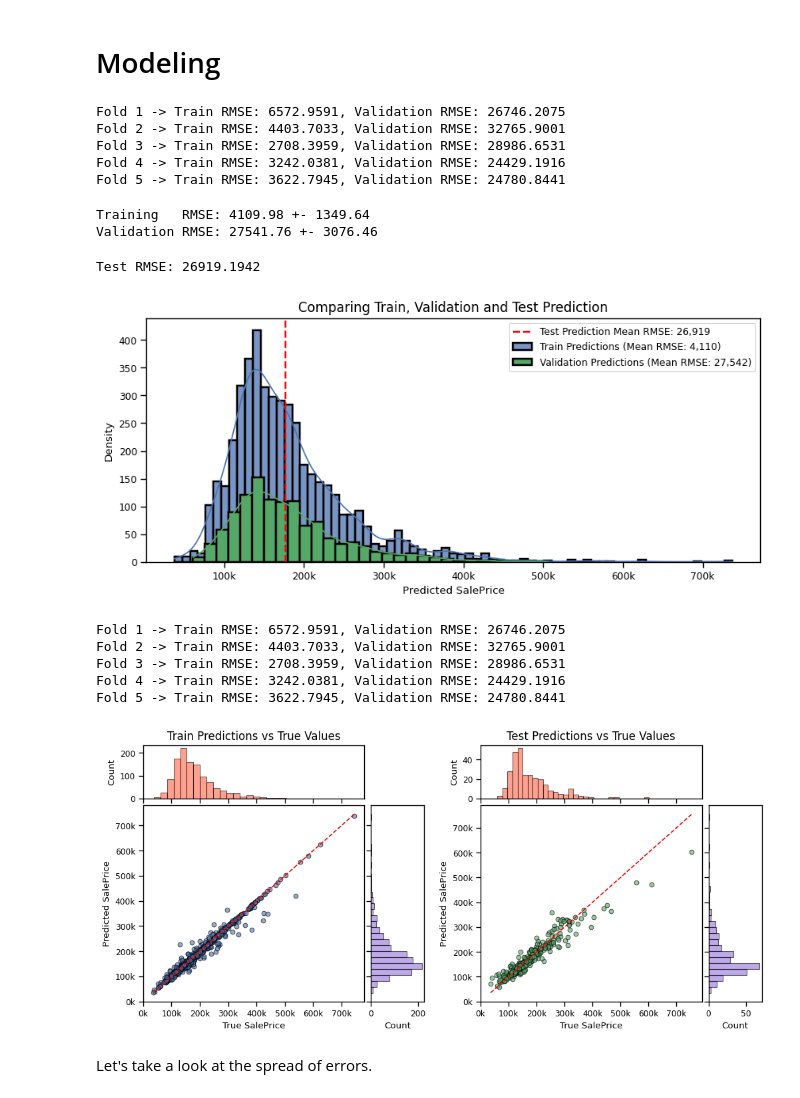
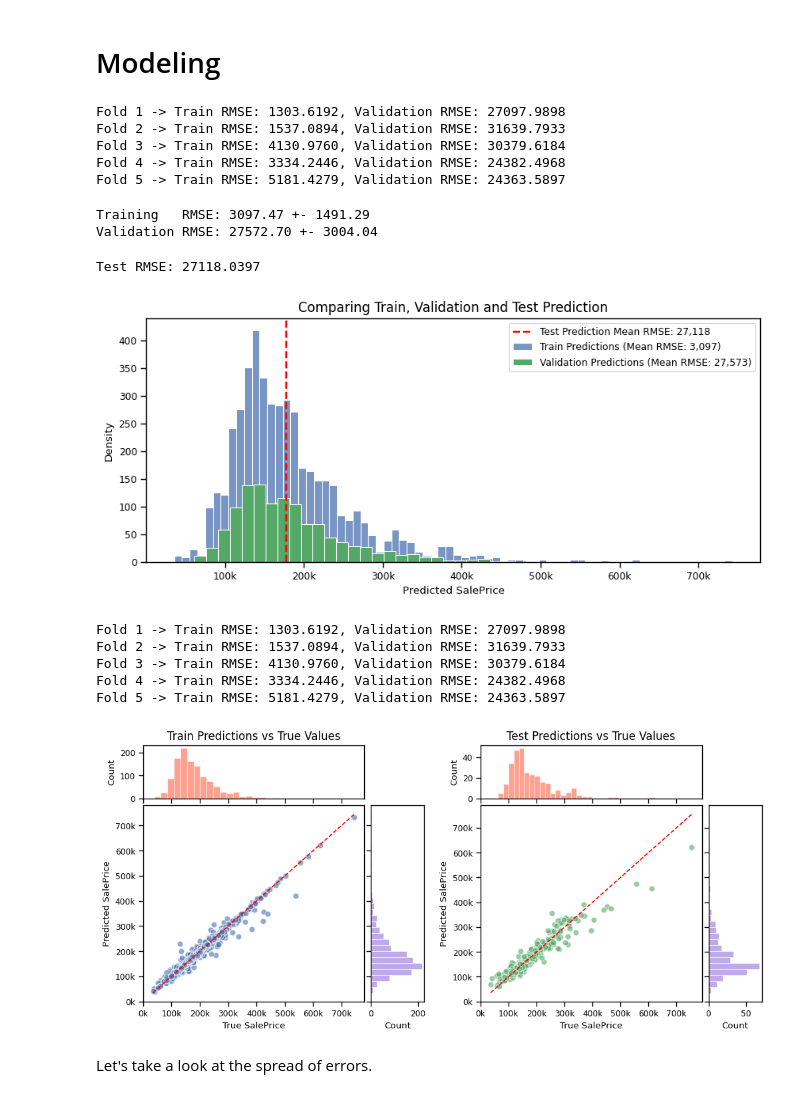
Before and after one commit to PeeteKeesel/kaggle-verse, a Jupyter notebook: competition-house-price-prediction.ipynb, the cells around one changed output. Cells and saved outputs as stored; diff of their text form; code cells hidden in the pictures.

Commit message:
Kaggle Notebook | 🔥Competition 🏆 House Price Prediction🏡 | Version 4

```diff
--- a/competition-house-price-prediction.ipynb
+++ b/competition-house-price-prediction.ipynb
@@ -87,7 +89,7 @@ SalePrice          int64
 Length: 81, dtype: object
 # %%
 features = int_cols + float_cols
-features = [x for x in features if x != 'SalePrice']
+features = [x for x in features if x not in ['Id', 'SalePrice']]
 # %%
 temp = houses[features]
 
@@ -132,0 +135,18 @@ plt.show()
+# %%
+fig, axes = plt.subplots(nrows=8, ncols=5, figsize=(15, 18))
+
+color = '#4682B4'
+axes = axes.flatten()
+
+for index, col in enumerate(features):
+    ax = axes[index]
+    ax.hist(houses[col], color=color, bins=20, edgecolor='white', alpha=0.7)
+    ax.set_title(f"{col}", fontsize=12)
+    ax.set_ylabel("Frequency", fontsize=10)
+    ax.grid(True, linestyle='--', alpha=0.6)
+
+for i in range(len(features), len(axes)):
+    fig.delaxes(axes[i])
+
+plt.tight_layout(rect=[0, 0, 1, 0.98])
+plt.show()
@@ -206,19 +237,19 @@ for fold, (train_idx, val_idx) in enumerate(kf.split(X_train_scaled)):
 
     print(f"Fold {fold+1} -> Train RMSE: {train_rmse:.4f}, Validation RMSE: {val_rmse:.4f}")
 # %% [output]
-Fold 1 -> Train RMSE: 6572.9591, Validation RMSE: 26746.2075
-Fold 2 -> Train RMSE: 4403.7033, Validation RMSE: 32765.9001
-Fold 3 -> Train RMSE: 2708.3959, Validation RMSE: 28986.6531
-Fold 4 -> Train RMSE: 3242.0381, Validation RMSE: 24429.1916
-Fold 5 -> Train RMSE: 3622.7945, Validation RMSE: 24780.8441
+Fold 1 -> Train RMSE: 1303.6192, Validation RMSE: 27097.9898
+Fold 2 -> Train RMSE: 1537.0894, Validation RMSE: 31639.7933
+Fold 3 -> Train RMSE: 4130.9760, Validation RMSE: 30379.6184
+Fold 4 -> Train RMSE: 3334.2446, Validation RMSE: 24382.4968
+Fold 5 -> Train RMSE: 5181.4279, Validation RMSE: 24363.5897
 # %%
 train_mu, train_sd = np.mean(train_rmse_per_fold), np.std(train_rmse_per_fold)
 val_mu, val_sd = np.mean(val_rmse_per_fold), np.std(val_rmse_per_fold)
 print(f"Training   RMSE: {train_mu:>7.2f} +- {train_sd:>7.2f}")
 print(f"Validation RMSE: {val_mu:>7.2f} +- {val_sd:>7.2f}")
 # %% [output]
-Training   RMSE: 4109.98 +- 1349.64
-Validation RMSE: 27541.76 +- 3076.46
+Training   RMSE: 3097.47 +- 1491.29
+Validation RMSE: 27572.70 +- 3004.04
 # %%
 train_predictions = np.concatenate(train_predictions)
 val_predictions = np.concatenate(val_predictions)
@@ -228,42 +259,46 @@ y_test_pred = xgb_model.predict(X_test_scaled)
 test_rmse = np.sqrt(mean_squared_error(y_test, y_test_pred))
 print(f"Test RMSE: {test_rmse:.4f}")
 # %% [output]
-Test RMSE: 26919.1942
+Test RMSE: 27118.0397
 # %%
 train_predictions_clean = np.where(np.isinf(train_predictions), np.nan, train_predictions)
 val_predictions_clean = np.where(np.isinf(val_predictions), np.nan, val_predictions)
 # %%
 # --------------------------------------------------------- #
 # Confidence Intervals for Train and Validation Predictions #
 # --------------------------------------------------------- #
 
 plt.figure(figsize=(10, 4))
 
-sns.histplot(train_predictions_clean, kde=True, color="#4C72B0", linewidth=1.75, label=f"Train Predictions (Mean RMSE: {train_mu:,.0f})", alpha=0.75, fill=True)
-sns.histplot(val_predictions_clean, kde=True, color="#55A868", linewidth=1.75, label=f"Validation Predictions (Mean RMSE: {val_mu:,.0f})", alpha=1.0, fill=True)
+sns.histplot(train_predictions_clean, kde=False,
+             color="#4C72B0", linewidth=.75, edgecolor='white', alpha=0.75, fill=True,
+             label=f"Train Predictions (Mean RMSE: {train_mu:,.0f})")
+sns.histplot(val_predictions_clean, kde=False,
+             color="#55A868", linewidth=.75, edgecolor='white', alpha=1.0, fill=True,
+             label=f"Validation Predictions (Mean RMSE: {val_mu:,.0f})")
 
 plt.axvline(np.mean(y_test_pred), color="red", linestyle="--", linewidth=1.75, label=f"Test Prediction Mean RMSE: {test_rmse:,.0f}")
 
 plt.title("Comparing Train, Validation and Test Prediction", fontsize=12)
 plt.xlabel("Predicted SalePrice")
 plt.ylabel("Density")
 plt.legend()
 
 ax = plt.gca()
 ax.xaxis.set_major_formatter(ticker.FuncFormatter(lambda y, pos: f'{int(y/1_000)}k'))
 
 plt.show()
 
 # Display Train/Validation RMSE per fold.
 for i, (train_rmse, val_rmse) in enumerate(zip(train_rmse_per_fold, val_rmse_per_fold), 1):
     print(f"Fold {i} -> Train RMSE: {train_rmse:.4f}, Validation RMSE: {val_rmse:.4f}")
 # %% [output]
-[figure, old version]
+[figure, new version]
-Fold 1 -> Train RMSE: 6572.9591, Validation RMSE: 26746.2075
-Fold 2 -> Train RMSE: 4403.7033, Validation RMSE: 32765.9001
-Fold 3 -> Train RMSE: 2708.3959, Validation RMSE: 28986.6531
-Fold 4 -> Train RMSE: 3242.0381, Validation RMSE: 24429.1916
-Fold 5 -> Train RMSE: 3622.7945, Validation RMSE: 24780.8441
+Fold 1 -> Train RMSE: 1303.6192, Validation RMSE: 27097.9898
+Fold 2 -> Train RMSE: 1537.0894, Validation RMSE: 31639.7933
+Fold 3 -> Train RMSE: 4130.9760, Validation RMSE: 30379.6184
+Fold 4 -> Train RMSE: 3334.2446, Validation RMSE: 24382.4968
+Fold 5 -> Train RMSE: 5181.4279, Validation RMSE: 24363.5897
 # %%
 y_pred_train = xgb_model.predict(X_train_scaled)
 y_pred_test = xgb_model.predict(X_test_scaled)
@@ -275,14 +310,14 @@ def plot_with_histograms(y_train, y_pred_train, y_test, y_pred_test):
 
     # --- Train Predictions vs True Values ---
     ax = axes[0]
-    ax.scatter(y_train, y_pred_train, color="#4C72B0", alpha=0.6, edgecolor='black')
+    ax.scatter(y_train, y_pred_train, color="#4C72B0", alpha=0.6, s=40, edgecolor='white')
     ax.plot([min(y_train), max(y_train)], [min(y_train), max(y_train)], '--', color='red')
     ax.set_xlabel("True SalePrice")
     ax.set_ylabel("Predicted SalePrice")
 
     # --- Test Predictions vs True Values ---
     ax = axes[1]
-    ax.scatter(y_test, y_pred_test, color="#55A868", alpha=0.6, edgecolor='black')
+    ax.scatter(y_test, y_pred_test, color="#55A868", alpha=0.6, s=40, edgecolor='white')
     ax.plot([min(y_test), max(y_test)], [min(y_test), max(y_test)], '--', color='red')
     ax.set_xlabel("True SalePrice")
     ax.set_ylabel("Predicted SalePrice")
@@ -295,12 +330,12 @@ def plot_with_histograms(y_train, y_pred_train, y_test, y_pred_test):
         divider = make_axes_locatable(ax)
 
         ax_histx = divider.append_axes("top", 0.8, pad=0.1, sharex=ax)
-        ax_histx.hist(y_pred, bins=30, color='#FF6347', alpha=0.6, edgecolor='black')
+        ax_histx.hist(y_pred, bins=30, color='#FF6347', alpha=0.6, edgecolor='white')
         ax_histx.set_ylabel('Count')
         ax_histx.xaxis.set_major_formatter(ticker.FuncFormatter(lambda x, pos: f'{int(x/1_000)}k'))
 
         ax_histy = divider.append_axes("right", 0.8, pad=0.1, sharey=ax)
-        ax_histy.hist(y_true, bins=30, color='#9370DB', alpha=0.6, orientation='horizontal', edgecolor='black')
+        ax_histy.hist(y_true, bins=30, color='#9370DB', alpha=0.6, orientation='horizontal', edgecolor='white')
         ax_histy.set_xlabel('Count')
         ax_histy.yaxis.set_major_formatter(ticker.FuncFormatter(lambda y, pos: f'{int(y/1_000)}k'))
 
@@ -315,7 +350,7 @@ def plot_with_histograms(y_train, y_pred_train, y_test, y_pred_test):
 
 plot_with_histograms(y_train, y_pred_train, y_test, y_pred_test)
 # %% [output]
-[figure, old version]
+[figure, new version]
 # %% [markdown]
 Let's take a look at the spread of errors.
 # %%
```
Also changed, not shown: parts of 9 cells of this notebook.
